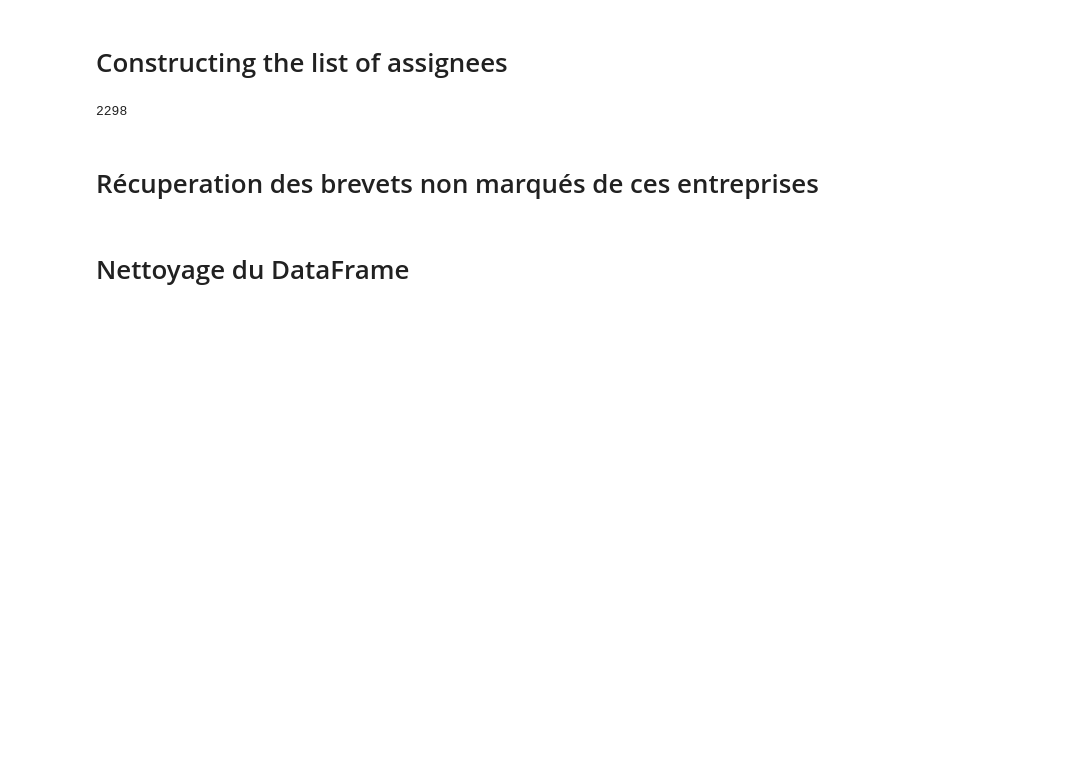
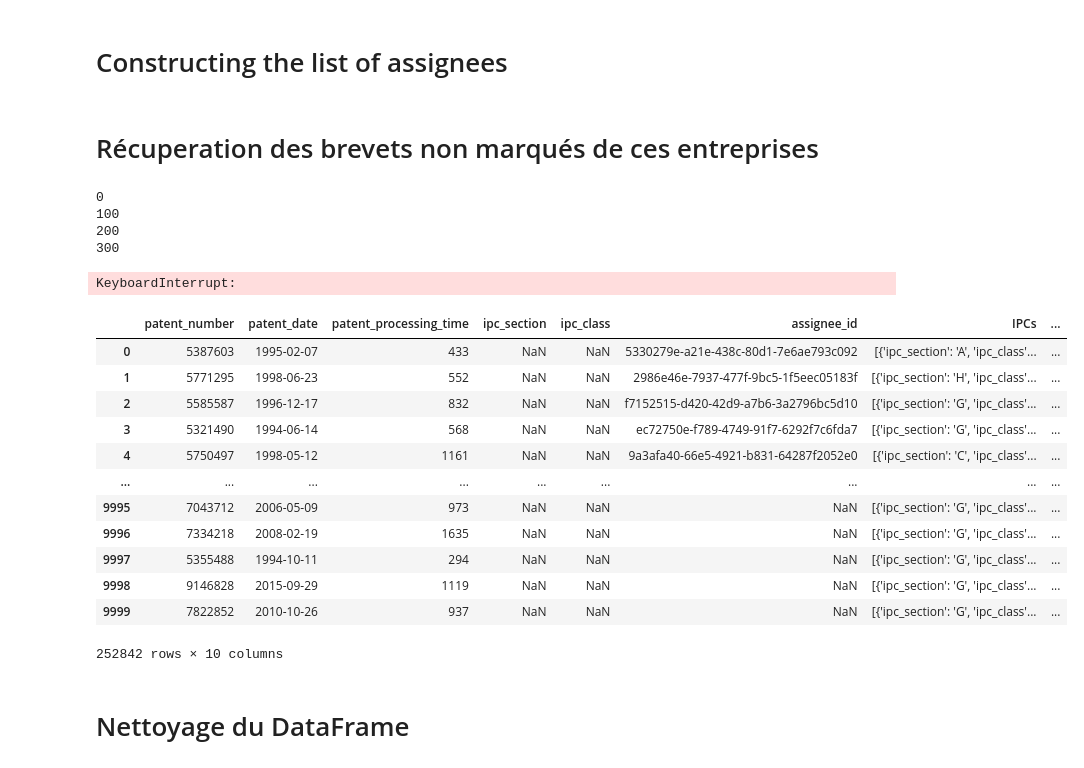
Before and after one commit to gregbellan/MODS208, a Jupyter notebook: Scrapping_v2.ipynb, the cells around one changed output. Drawn from its saved outputs; the diff is of its cells as text; code cells hidden in the pictures; blank space fills up the shorter version.

```diff
--- a/Scrapping_v2.ipynb
+++ b/Scrapping_v2.ipynb
@@ -100,7 +100,3 @@ for el in df.assignee_id:
                 assignees.append(i)
     elif el!=None and el not in assignees:
         assignees.append(el)
-# %%
-len(assignees)
-# %% [output]
-2298
@@ -107,5 +110,69 @@ len(assignees)
 # %% [markdown]
 # Récuperation des brevets non marqués de ces entreprises
+# %%
+df_list_assignee = pd.DataFrame()
+for i, el in enumerate(L_assignees):
+    token1 = 'https://api.patentsview.org/assignees/query?q={"assignee_id":'
+    token2 = '}&f=["patent_number","assignee_id"]&o={"page":'
+    token3 = ',"per_page":10000}'
+    url = token1 + el + token2 + str(1) + token3
+    r = requests.get(url)
+    html=r.text
+    html = html.replace("null","None")
+    Dict = ast.literal_eval(html)["assignees"]
+    df_list_assignee = pd.concat([df_list_assignee,pd.read_json(json.dumps(Dict),orient='records')])
+    print(i*100)
+# %% [output]
+0
+100
+200
+300
+KeyboardInterrupt:
+# %%
+added_elements=[]
+for i, el in enumerate(L_assignees):
+    page = 1
+    x = True
+    token1 = 'https://api.patentsview.org/patents/query?q={"assignee_id":'
+    token2 = '}&f=["patent_number","patent_date","patent_processing_time","assignee_id","ipc_section","ipc_class","wipo_field_id"]&s=[{"patent_title":"asc"}]&o={"page":'
+    token3 = ',"per_page":10000}'
+    while x:
+        url = token1 + el + token2 + str(page) + token3
+        r = requests.get(url)
+        html=r.text
+        html = html.replace("null","None")
+        count = ast.literal_eval(html)["count"]
+        total_patent_count = ast.literal_eval(html)["total_patent_count"]
+        if total_patent_count >100000:
+            break
+        if count<10000:
+            x=False
+        Dict = ast.literal_eval(html)["patents"]
+        print(i,len(Dict))
+        page+=1
+
+        df_toadd = pd.read_json(json.dumps(Dict),orient='records')
+        df = pd.concat([df,df_toadd[(~df_toadd.patent_number.isin(L)) & (~df_toadd.patent_number.isin(added_elements))]])
+        added_elements.extend(list((pd.read_json(json.dumps(Dict),orient='records')).patent_number.values))
+        print("added_rows:",len(np.unique(added_elements)))
+
+df.reset_index(drop=True)
+# %%
+df
+# %% [output]
+|  | patent_number | patent_date | patent_processing_time | ipc_section | ipc_class | assignee_id | IPCs | ... |
+| 0 | 5387603 | 1995-02-07 | 433 | NaN | NaN | 5330279e-a21e-438c-80d1-7e6ae793c092 | [{'ipc_section': 'A', 'ipc_class'... | ... |
+| 1 | 5771295 | 1998-06-23 | 552 | NaN | NaN | 2986e46e-7937-477f-9bc5-1f5eec05183f | [{'ipc_section': 'H', 'ipc_class'... | ... |
+| 2 | 5585587 | 1996-12-17 | 832 | NaN | NaN | f7152515-d420-42d9-a7b6-3a2796bc5d10 | [{'ipc_section': 'G', 'ipc_class'... | ... |
+| 3 | 5321490 | 1994-06-14 | 568 | NaN | NaN | ec72750e-f789-4749-91f7-6292f7c6fda7 | [{'ipc_section': 'G', 'ipc_class'... | ... |
+| 4 | 5750497 | 1998-05-12 | 1161 | NaN | NaN | 9a3afa40-66e5-4921-b831-64287f2052e0 | [{'ipc_section': 'C', 'ipc_class'... | ... |
+| ... | ... | ... | ... | ... | ... | ... | ... | ... |
+| 9995 | 7043712 | 2006-05-09 | 973 | NaN | NaN | NaN | [{'ipc_section': 'G', 'ipc_class'... | ... |
+| 9996 | 7334218 | 2008-02-19 | 1635 | NaN | NaN | NaN | [{'ipc_section': 'G', 'ipc_class'... | ... |
+| 9997 | 5355488 | 1994-10-11 | 294 | NaN | NaN | NaN | [{'ipc_section': 'G', 'ipc_class'... | ... |
+| 9998 | 9146828 | 2015-09-29 | 1119 | NaN | NaN | NaN | [{'ipc_section': 'G', 'ipc_class'... | ... |
+| 9999 | 7822852 | 2010-10-26 | 937 | NaN | NaN | NaN | [{'ipc_section': 'G', 'ipc_class'... | ... |
+252842 rows × 10 columns
 # %% [markdown]
 # Nettoyage du DataFrame
 # %%
```
Also changed, not shown: parts of 6 cells of this notebook.
